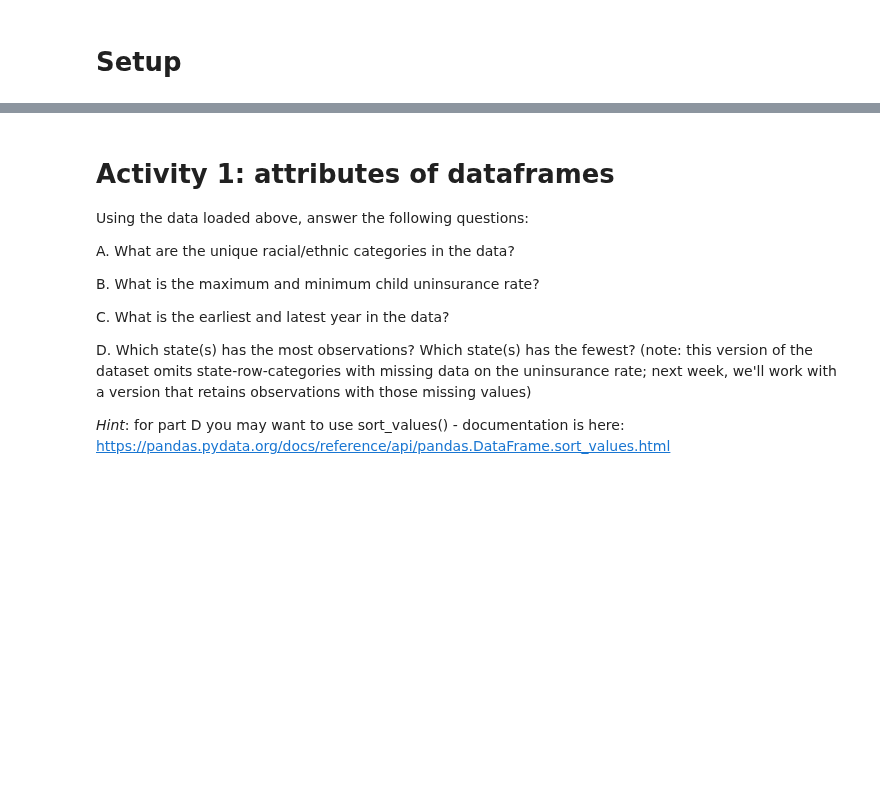
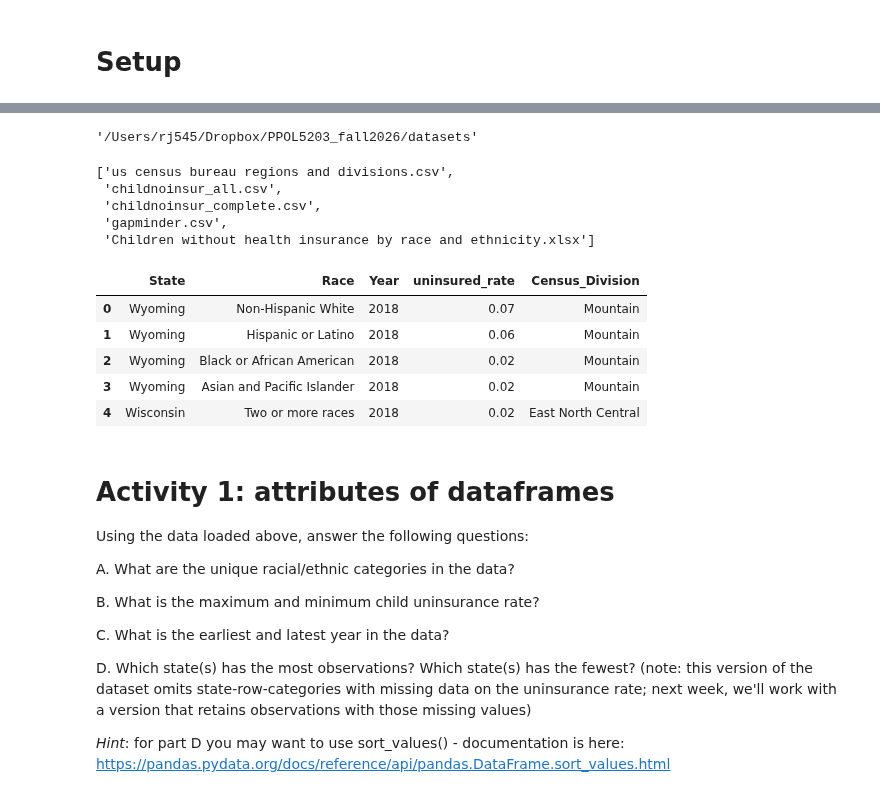
Before and after one commit to rebeccajohnson88/PPOL5203_fall2026, a Jupyter notebook: activities/_week6_activity.ipynb, the cells around one changed output, grey strips where cells are left out. Cells and saved outputs as stored; diff of their text form; code cells hidden in the pictures; blank space fills up the shorter version.

```diff
--- a/activities/_week6_activity.ipynb
+++ b/activities/_week6_activity.ipynb
@@ -19,6 +22,28 @@ os.getcwd()
+# %%
+from pathlib import Path
+DATA_PATH = Path("../datasets/")
+os.chdir(DATA_PATH)
+os.getcwd()
+# %% [output]
+'/Users/rj545/Dropbox/PPOL5203_fall2026/datasets'
+# %%
+os.listdir()
+# %% [output]
+['us census bureau regions and divisions.csv',
+ 'childnoinsur_all.csv',
+ 'childnoinsur_complete.csv',
+ 'gapminder.csv',
+ 'Children without health insurance by race and ethnicity.xlsx']
 # %%
-df = pd.read_csv("../datasets/childnoinsur_complete.csv")
+df = pd.read_csv("childnoinsur_complete.csv")
 df.head()
+# %% [output]
+|  | State | Race | Year | uninsured_rate | Census_Division |
+| 0 | Wyoming | Non-Hispanic White | 2018 | 0.07 | Mountain |
+| 1 | Wyoming | Hispanic or Latino | 2018 | 0.06 | Mountain |
+| 2 | Wyoming | Black or African American | 2018 | 0.02 | Mountain |
+| 3 | Wyoming | Asian and Pacific Islander | 2018 | 0.02 | Mountain |
+| 4 | Wisconsin | Two or more races | 2018 | 0.02 | East North Central |
 # %% [markdown]
 # Activity 1: attributes of dataframes
 
```
Also changed, not shown: parts of 14 cells of this notebook, 19 other files.
